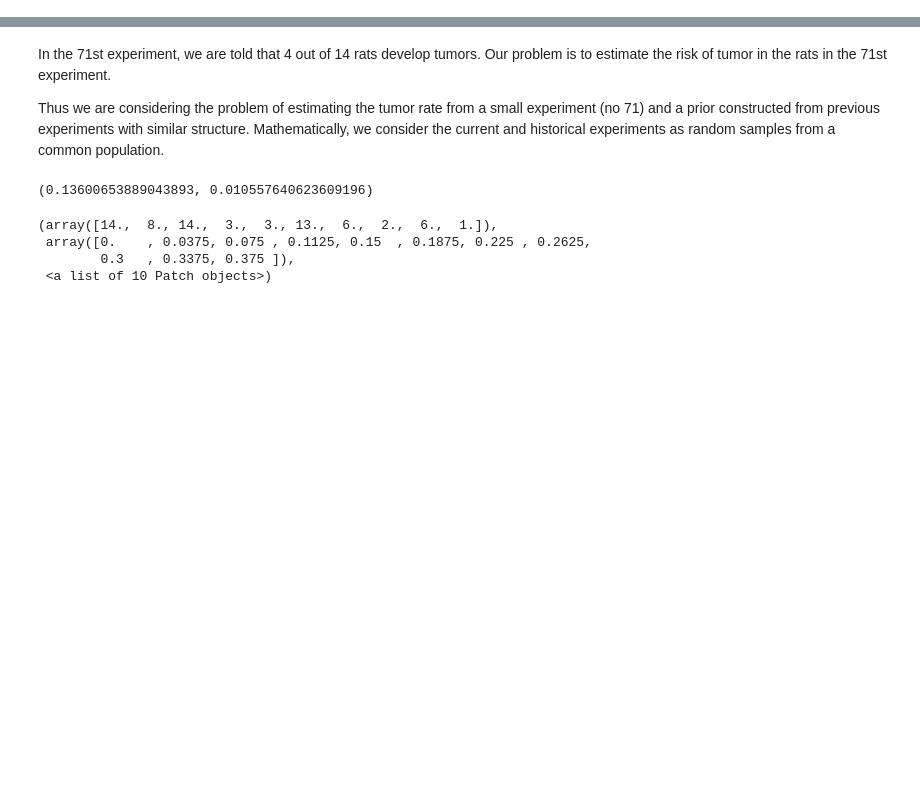
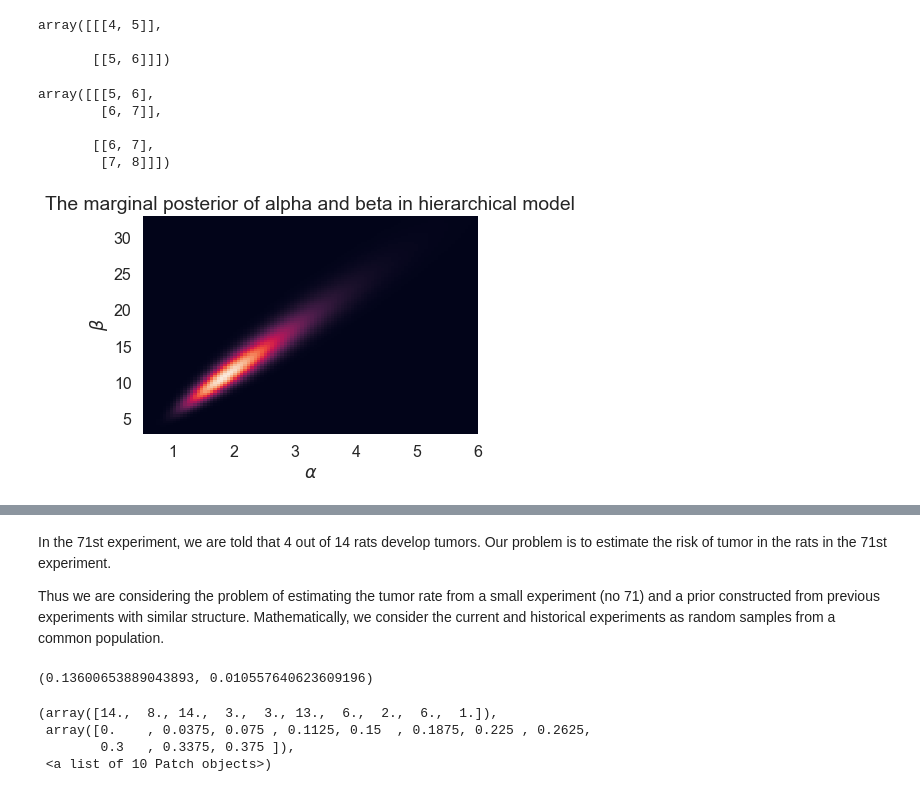
Before and after one commit to totucuong/bayes_data_analysis, a Jupyter notebook: notebooks/theory/multilevel_model.ipynb, the cells around one changed output, grey strips where cells are left out. Saved outputs shown, nothing was run; the diff lists cells and outputs as text; code cells hidden in the pictures; blank space fills up the shorter version.

```diff
--- a/notebooks/theory/multilevel_model.ipynb
+++ b/notebooks/theory/multilevel_model.ipynb
@@ -0,0 +132,21 @@
+# %%
+# compute the marginal posterior of alpha and beta in the hierarchical model in a grid
+A = np.linspace(0.5, 6, 100)
+B = np.linspace(3, 33, 100)
+# calculated in logarithms for numerical accuracy
+lp = (
+  - 5/2 * np.log(A + B[:,None])
+  + np.sum(
+        gammaln(A + B[:,None])
+      - gammaln(A)
+      - gammaln(B[:,None])
+      + gammaln(A + y[:,None,None])
+      + gammaln(B[:,None] + (n - y)[:,None,None])
+      - gammaln(A + B[:,None] + n[:,None,None]),
+        axis=0
+    )
+)
+# subtract the maximum value to avoid over/underflow in exponentation
+# note that this is similar to log-sum-exp trick.
+lp -= lp.max()
+p = np.exp(lp)
@@ -0,0 +161,43 @@
+# %%
+a = np.array([1, 2])
+b = np.array([1, 2])
+y = np.array([3, 4])
+tmp = a + y[:, None, None]
+tmp
+# %% [output]
+array([[[4, 5]],
+
+       [[5, 6]]])
+# %%
+b[:, None] + tmp
+# %% [output]
+array([[[5, 6],
+        [6, 7]],
+
+       [[6, 7],
+        [7, 8]]])
+# %%
+# # plot the marginal posterior
+# plt.imshow(
+#     p,
+#     origin='lower',
+#     aspect='auto',
+#     extent=(A[0], A[-1], B[0], B[-1])
+# )
+# plt.xlabel(r'$\alpha$')
+# plt.ylabel(r'$\beta$')
+# plt.title('The marginal posterior of alpha and beta in hierarchical model')
+# plt.grid('off')
+# plot the marginal posterior
+plt.imshow(
+    p,
+    origin='lower',
+    aspect='auto',
+    extent=(A[0], A[-1], B[0], B[-1])
+)
+plt.xlabel(r'$\alpha$')
+plt.ylabel(r'$\beta$')
+plt.title('The marginal posterior of alpha and beta in hierarchical model')
+plt.grid('off')
+# %% [output]
+[figure, added]
```
Also changed, not shown: parts of 17 cells of this notebook.
